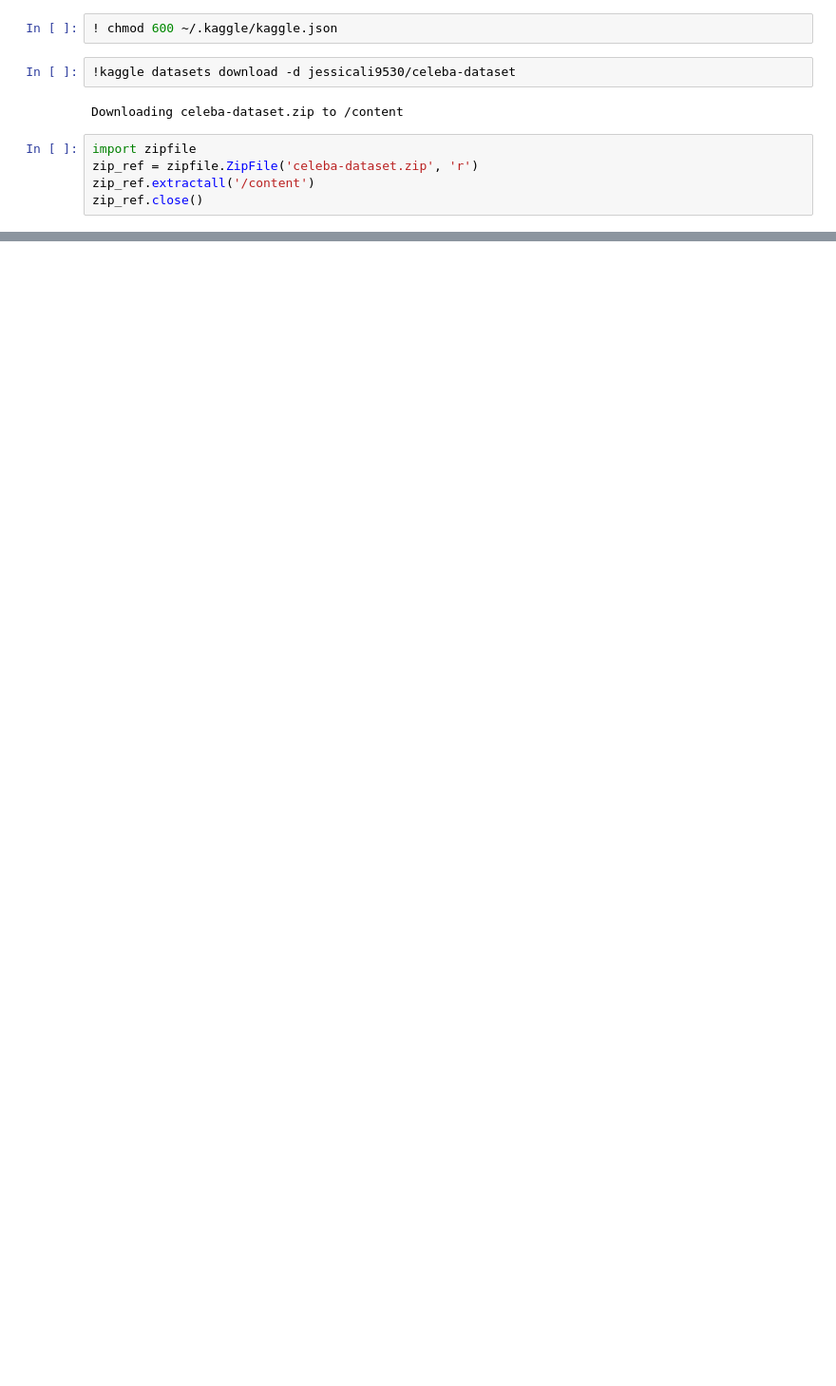
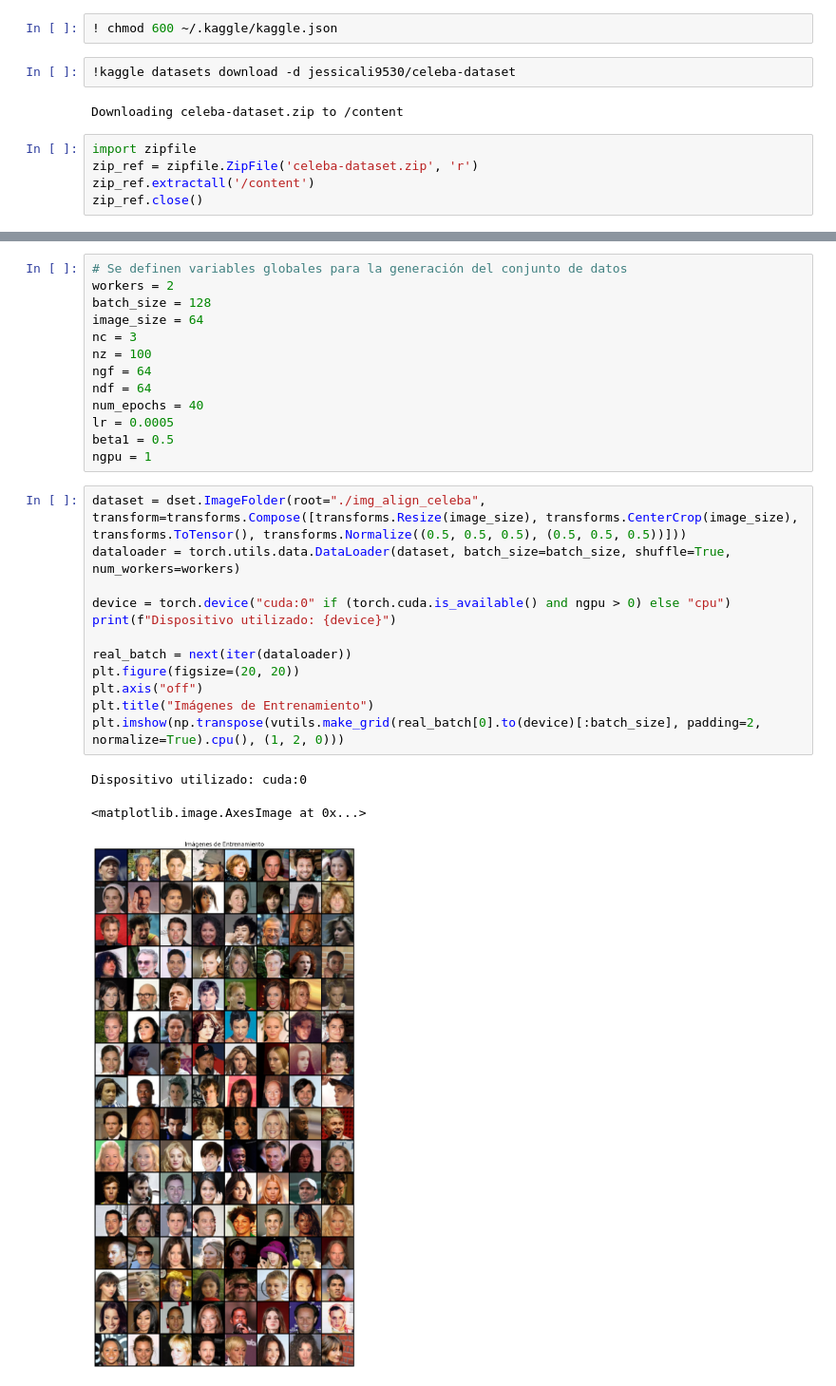
Before and after one commit to ChristopherG19/UVG_DS_Lab6, a Jupyter notebook: Laboratorio6.ipynb, the cells around one changed output, grey strips where cells are left out. Shown at 95% size. Saved outputs shown, nothing was run; the diff lists cells and outputs as text; blank space fills up the shorter version.

```diff
--- a/Laboratorio6.ipynb
+++ b/Laboratorio6.ipynb
@@ -56,0 +64,29 @@ train_df
+# %%
+# Se definen variables globales para la generación del conjunto de datos
+workers = 2
+batch_size = 128
+image_size = 64
+nc = 3
+nz = 100
+ngf = 64
+ndf = 64
+num_epochs = 40
+lr = 0.0005
+beta1 = 0.5
+ngpu = 1
+# %%
+dataset = dset.ImageFolder(root="./img_align_celeba", transform=transforms.Compose([transforms.Resize(image_size), transforms.CenterCrop(image_size), transforms.ToTensor(), transforms.Normalize((0.5, 0.5, 0.5), (0.5, 0.5, 0.5))]))
+dataloader = torch.utils.data.DataLoader(dataset, batch_size=batch_size, shuffle=True, num_workers=workers)
+
+device = torch.device("cuda:0" if (torch.cuda.is_available() and ngpu > 0) else "cpu")
+print(f"Dispositivo utilizado: {device}")
+
+real_batch = next(iter(dataloader))
+plt.figure(figsize=(20, 20))
+plt.axis("off")
+plt.title("Imágenes de Entrenamiento")
+plt.imshow(np.transpose(vutils.make_grid(real_batch[0].to(device)[:batch_size], padding=2, normalize=True).cpu(), (1, 2, 0)))
+# %% [output]
+Dispositivo utilizado: cuda:0
+<matplotlib.image.AxesImage at 0x...>
+[figure, added]
```
Also changed, not shown: parts of 17 cells of this notebook.
